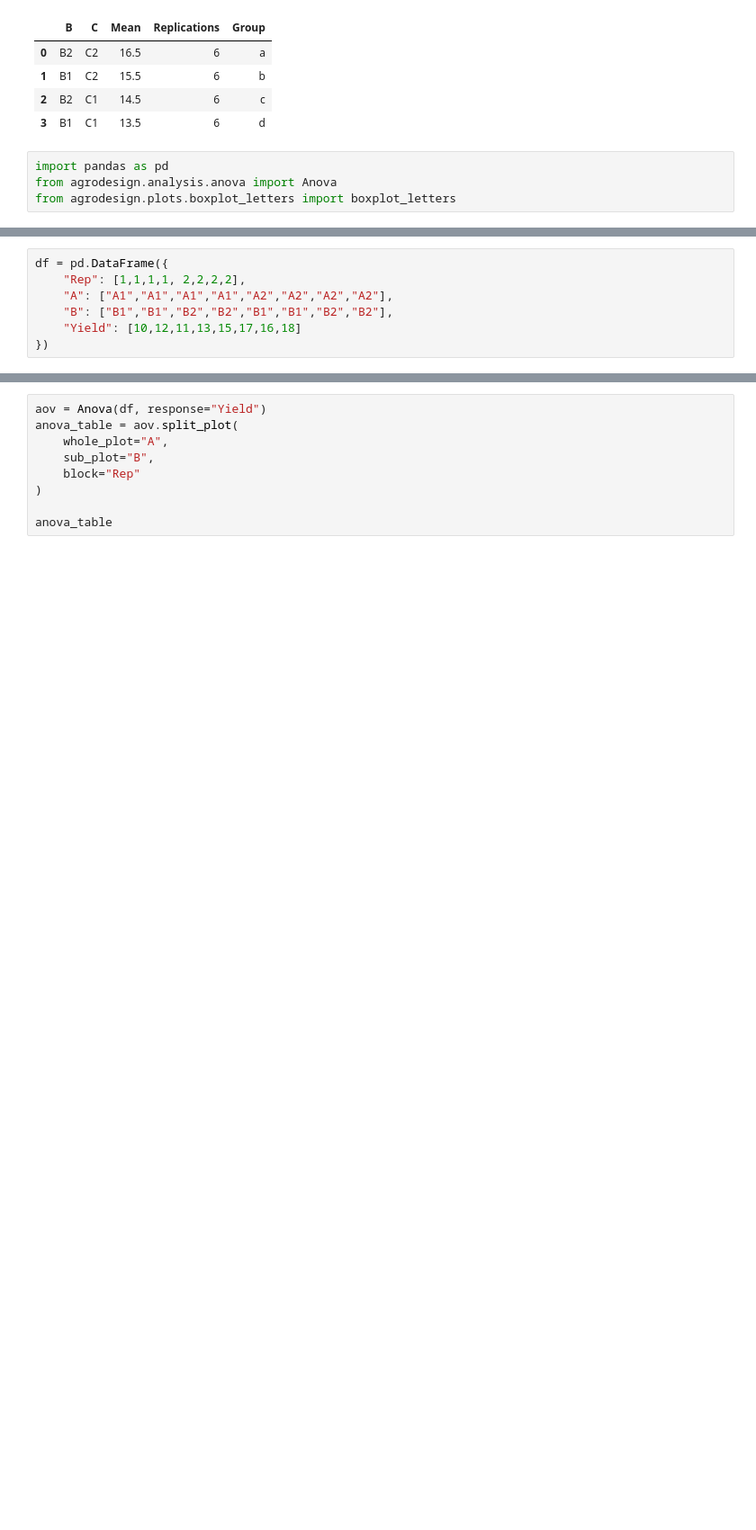
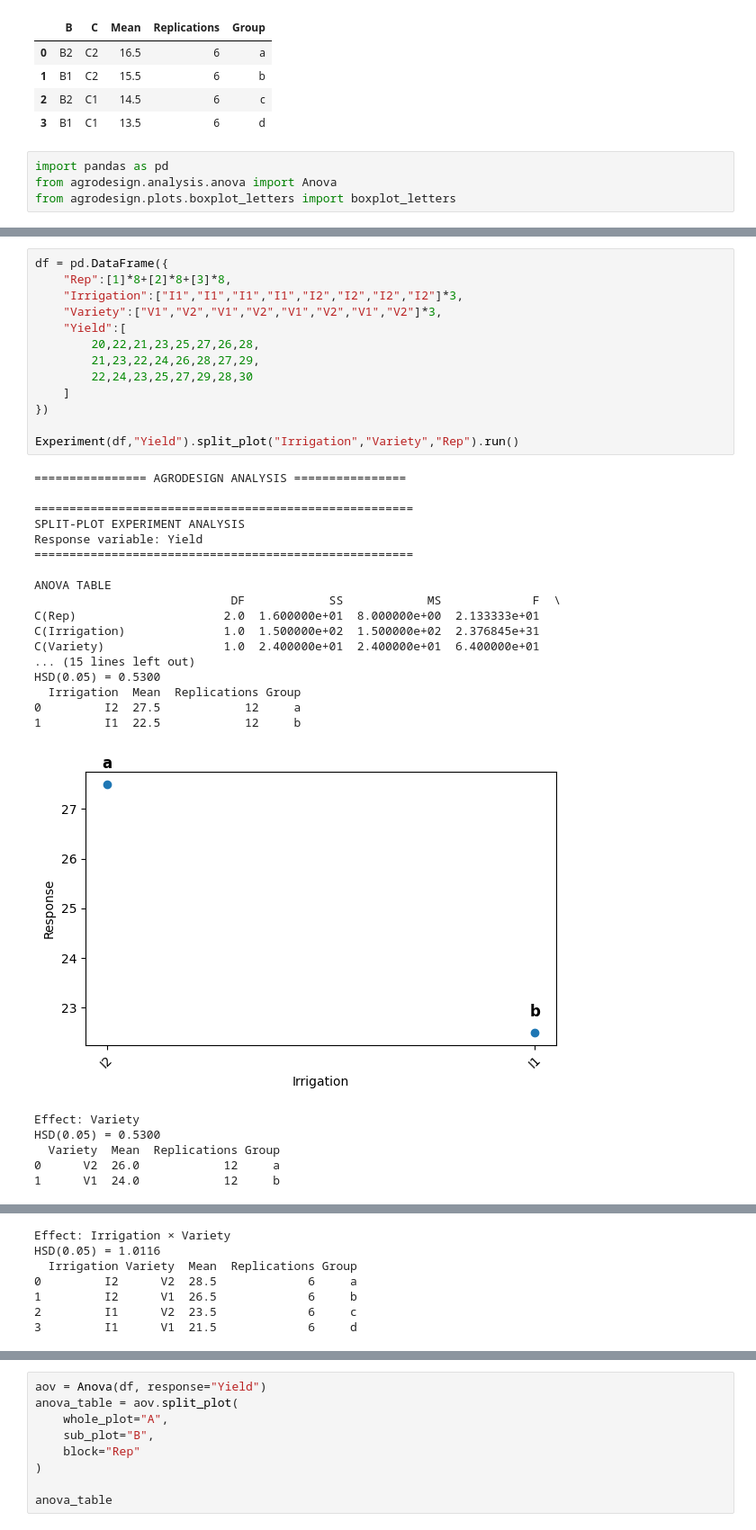
Before and after one commit to DeepStatistix/AgroDesign, a Jupyter notebook: examples/test_anova.ipynb, the cells around one changed output, grey strips where cells are left out. Shown at 90% size. Drawn from its saved outputs; the diff is of its cells as text; blank space fills up the shorter version.

```diff
--- a/examples/test_anova.ipynb
+++ b/examples/test_anova.ipynb
@@ -296,7 +421,37 @@ from agrodesign.plots.boxplot_letters import boxplot_letters
 # %%
 df = pd.DataFrame({
-    "Rep": [1,1,1,1, 2,2,2,2],
-    "A": ["A1","A1","A1","A1","A2","A2","A2","A2"],
-    "B": ["B1","B1","B2","B2","B1","B1","B2","B2"],
-    "Yield": [10,12,11,13,15,17,16,18]
+    "Rep":[1]*8+[2]*8+[3]*8,
+    "Irrigation":["I1","I1","I1","I1","I2","I2","I2","I2"]*3,
+    "Variety":["V1","V2","V1","V2","V1","V2","V1","V2"]*3,
+    "Yield":[
+        20,22,21,23,25,27,26,28,
+        21,23,22,24,26,28,27,29,
+        22,24,23,25,27,29,28,30
+    ]
 })
+
+Experiment(df,"Yield").split_plot("Irrigation","Variety","Rep").run()
+# %% [output]
+================ AGRODESIGN ANALYSIS ================
+
+======================================================
+SPLIT-PLOT EXPERIMENT ANALYSIS
+Response variable: Yield
+======================================================
+
+ANOVA TABLE
+                            DF            SS            MS             F  \
+C(Rep)                     2.0  1.600000e+01  8.000000e+00  2.133333e+01
+C(Irrigation)              1.0  1.500000e+02  1.500000e+02  2.376845e+31
+C(Variety)                 1.0  2.400000e+01  2.400000e+01  6.400000e+01
+... (15 lines left out)
+HSD(0.05) = 0.5300
+  Irrigation  Mean  Replications Group
+0         I2  27.5            12     a
+1         I1  22.5            12     b
+[figure, added]
+Effect: Variety
+HSD(0.05) = 0.5300
+  Variety  Mean  Replications Group
+0      V2  26.0            12     a
+1      V1  24.0            12     b
@@ -302,0 +459,7 @@ df = pd.DataFrame({
+Effect: Irrigation × Variety
+HSD(0.05) = 1.0116
+  Irrigation Variety  Mean  Replications Group
+0         I2      V2  28.5             6     a
+1         I2      V1  26.5             6     b
+2         I1      V2  23.5             6     c
+3         I1      V1  21.5             6     d
```
Also changed, not shown: parts of 13 cells of this notebook, 19 other files.
